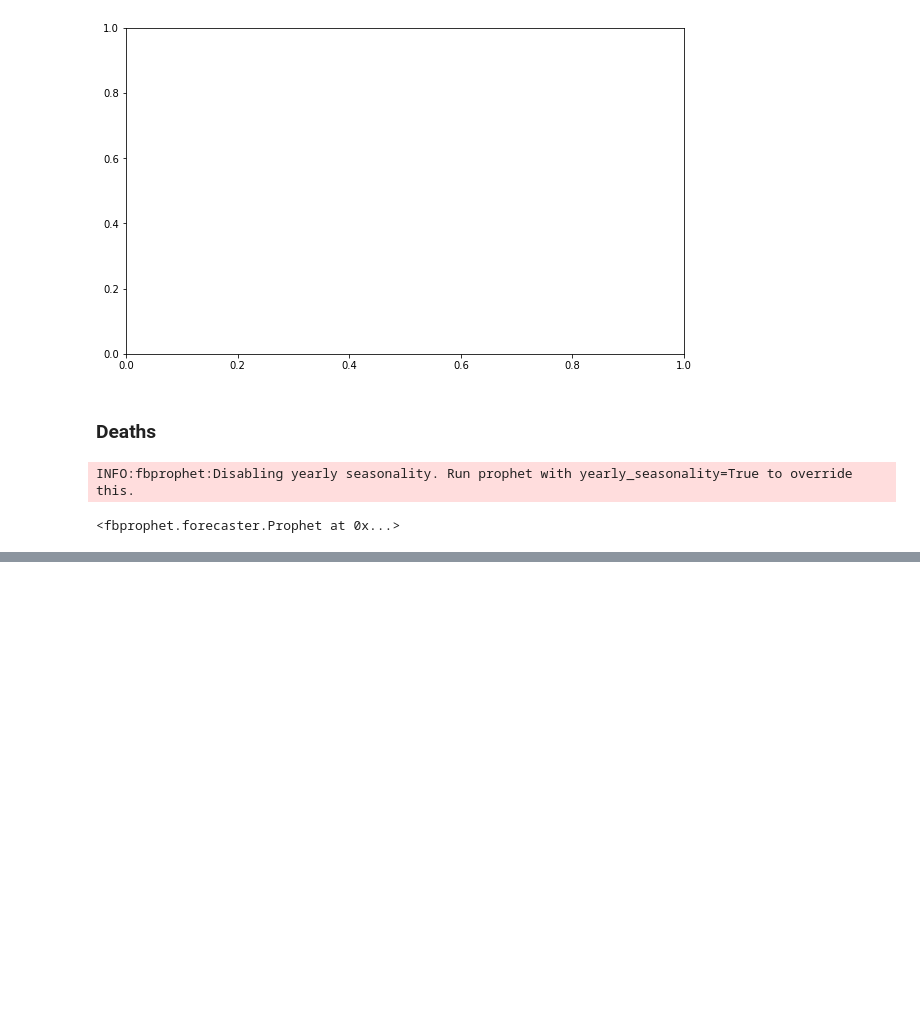
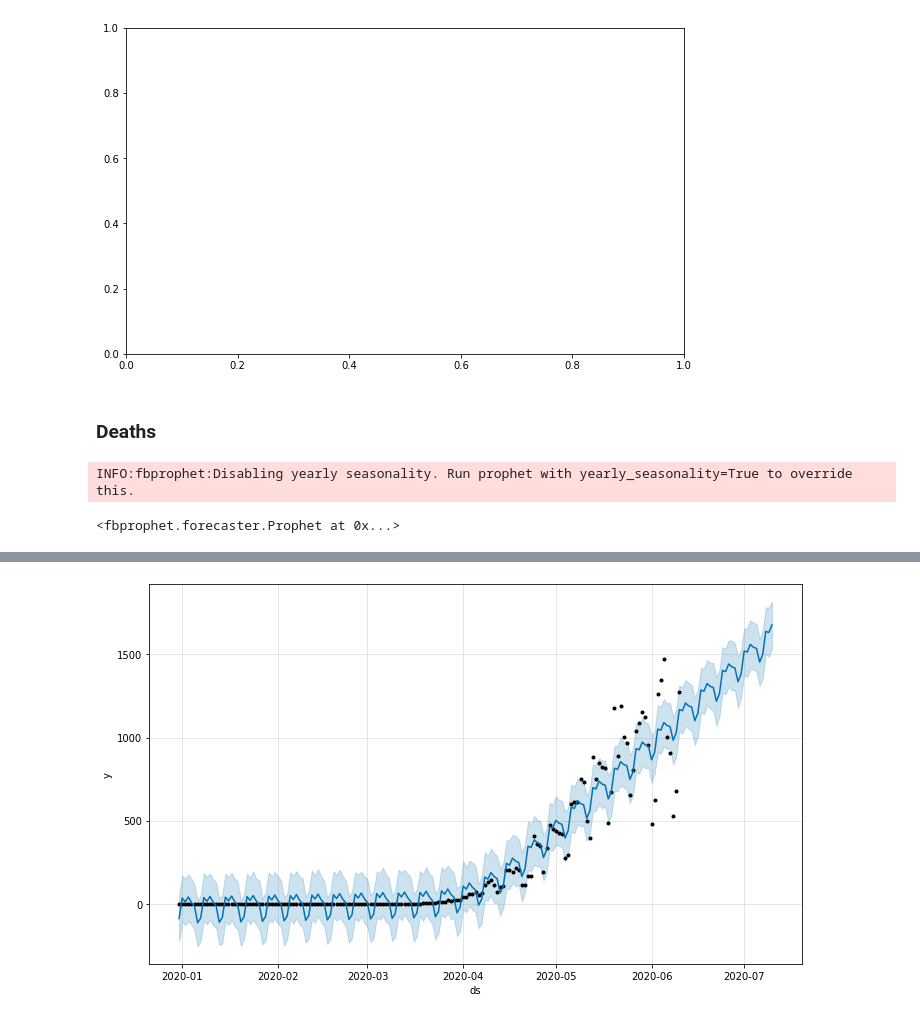
Before and after one commit to thaina-batista/covid-19-analysis, a Jupyter notebook: Forecast.ipynb, the cells around one changed output, grey strips where cells are left out. Drawn from its saved outputs; the diff is of its cells as text; code cells hidden in the pictures; blank space fills up the shorter version.

```diff
--- a/Forecast.ipynb
+++ b/Forecast.ipynb
@@ -117,0 +189,5 @@ INFO:fbprophet:Disabling yearly seasonality. Run prophet with yearly_seasonality
+# %%
+future_deaths = deaths_model.make_future_dataframe(periods=30)
+# %%
+forecast_deaths = deaths_model.predict(future_deaths)
+forecast_deaths[['ds', 'yhat', 'yhat_lower', 'yhat_upper']].tail(30)
@@ -117,0 +212,4 @@ INFO:fbprophet:Disabling yearly seasonality. Run prophet with yearly_seasonality
+# %%
+deaths_graph = deaths_model.plot(forecast_deaths)
+# %% [output]
+[figure, added]
```
Also changed, not shown: parts of 22 cells of this notebook, 6 other files.
